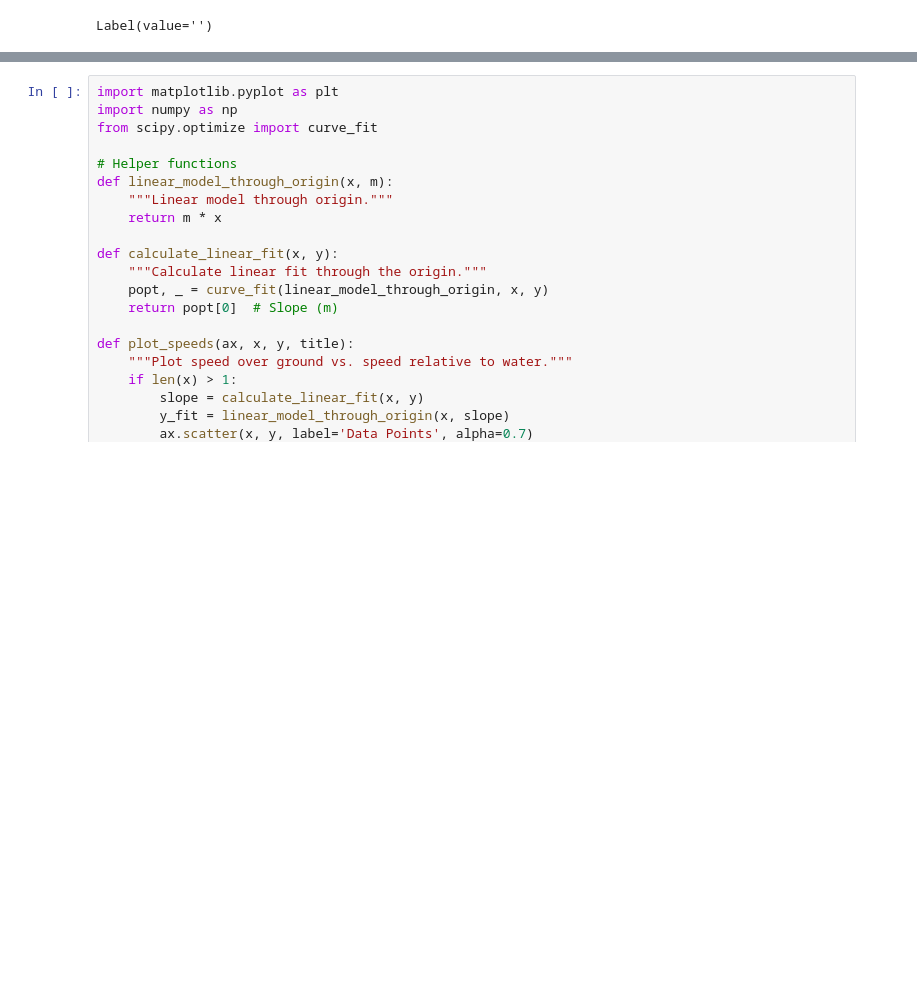
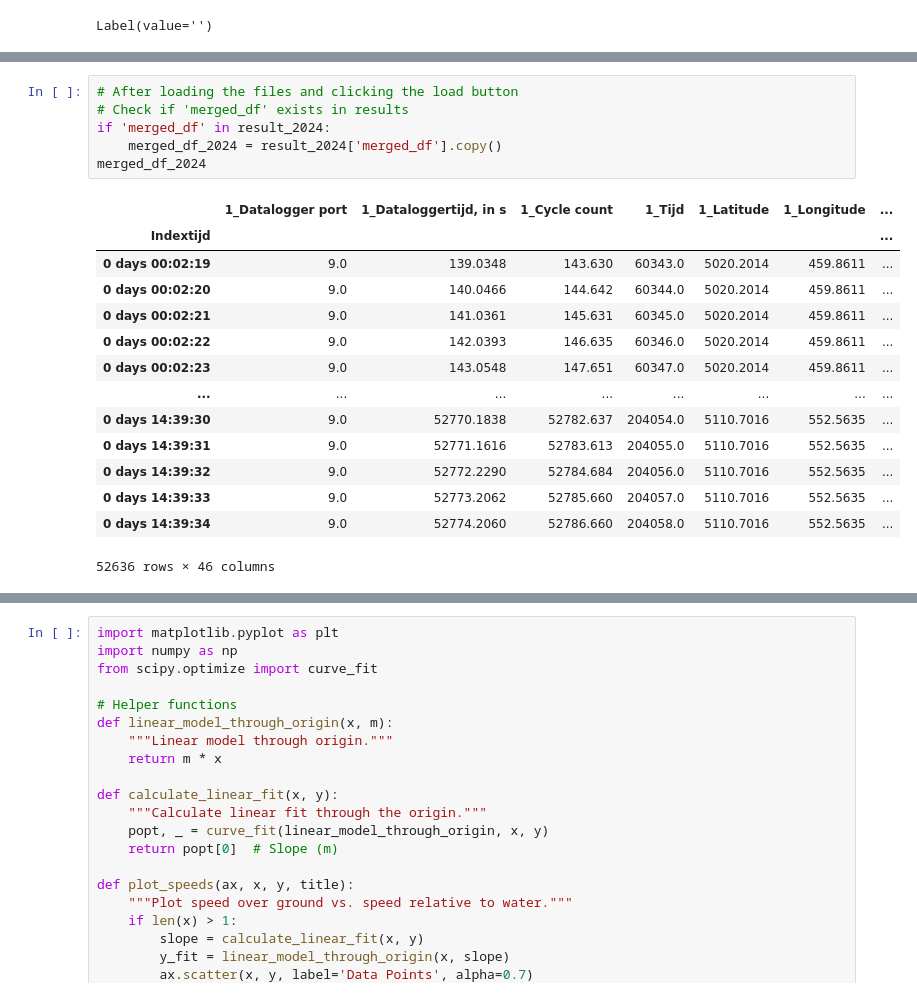
Before and after one commit to Qrax/Clean_Mobility, a Jupyter notebook: main.ipynb, the cells around one changed output, grey strips where cells are left out. Saved outputs shown, nothing was run; the diff lists cells and outputs as text; blank space fills up the shorter version.

```diff
--- a/main.ipynb
+++ b/main.ipynb
@@ -64,0 +52,21 @@ Plotting trajectory map for Julianakanaal 2023...
+# %%
+# After loading the files and clicking the load button
+# Check if 'merged_df' exists in results
+if 'merged_df' in result_2024:
+    merged_df_2024 = result_2024['merged_df'].copy()
+merged_df_2024
+# %% [output]
+|  | 1_Datalogger port | 1_Dataloggertijd, in s | 1_Cycle count | 1_Tijd | 1_Latitude | 1_Longitude | ... |
+| Indextijd |  |  |  |  |  |  | ... |
+| 0 days 00:02:19 | 9.0 | 139.0348 | 143.630 | 60343.0 | 5020.2014 | 459.8611 | ... |
+| 0 days 00:02:20 | 9.0 | 140.0466 | 144.642 | 60344.0 | 5020.2014 | 459.8611 | ... |
+| 0 days 00:02:21 | 9.0 | 141.0361 | 145.631 | 60345.0 | 5020.2014 | 459.8611 | ... |
+| 0 days 00:02:22 | 9.0 | 142.0393 | 146.635 | 60346.0 | 5020.2014 | 459.8611 | ... |
+| 0 days 00:02:23 | 9.0 | 143.0548 | 147.651 | 60347.0 | 5020.2014 | 459.8611 | ... |
+| ... | ... | ... | ... | ... | ... | ... | ... |
+| 0 days 14:39:30 | 9.0 | 52770.1838 | 52782.637 | 204054.0 | 5110.7016 | 552.5635 | ... |
+| 0 days 14:39:31 | 9.0 | 52771.1616 | 52783.613 | 204055.0 | 5110.7016 | 552.5635 | ... |
+| 0 days 14:39:32 | 9.0 | 52772.2290 | 52784.684 | 204056.0 | 5110.7016 | 552.5635 | ... |
+| 0 days 14:39:33 | 9.0 | 52773.2062 | 52785.660 | 204057.0 | 5110.7016 | 552.5635 | ... |
+| 0 days 14:39:34 | 9.0 | 52774.2060 | 52786.660 | 204058.0 | 5110.7016 | 552.5635 | ... |
+52636 rows × 46 columns
```
Also changed, not shown: parts of 6 cells of this notebook.
